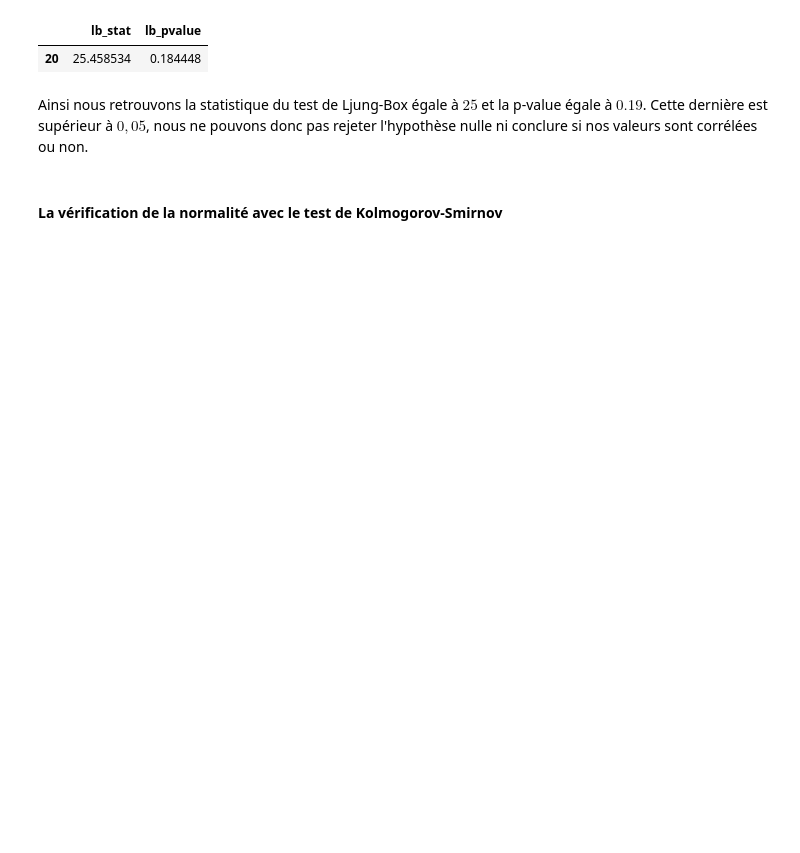
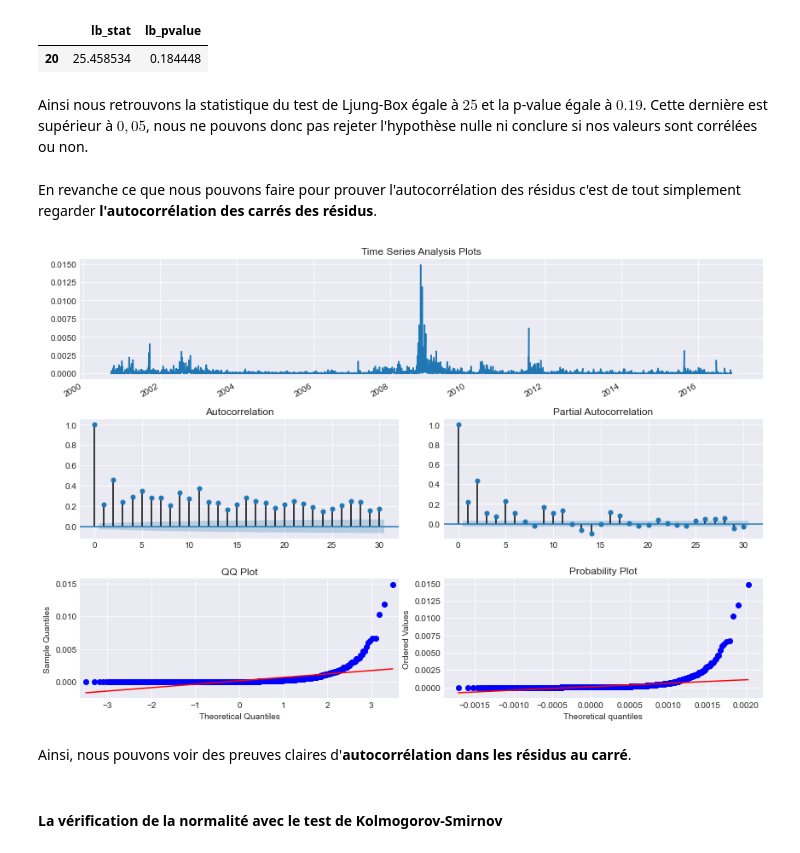
Before and after one commit to Lawisss/Helenos-Model, a Jupyter notebook: ARIMA.ipynb, the cells around one changed output. Cells and saved outputs as stored; diff of their text form; code cells hidden in the pictures; blank space fills up the shorter version.

```diff
--- a/ARIMA.ipynb
+++ b/ARIMA.ipynb
@@ -288,6 +290,16 @@ sms.diagnostic.acorr_ljungbox(best_mdl.resid, lags=[20], boxpierce=False, return
 | 20 | 25.458534 | 0.184448 |
 # %% [markdown]
 Ainsi nous retrouvons la statistique du test de Ljung-Box égale à $25$ et la p-value égale à $0.19$. Cette dernière est supérieur à $0,05$, nous ne pouvons donc pas rejeter l'hypothèse nulle ni conclure si nos valeurs sont corrélées ou non.
+# %% [markdown]
+En revanche ce que nous pouvons faire pour prouver l'autocorrélation des résidus c'est de tout simplement regarder **l'autocorrélation des carrés des résidus**.
+# %%
+# Affichage du carré des résidus
+
+tsplot(best_mdl.resid**2, lags=30)
+# %% [output]
+[figure, added]
+# %% [markdown]
+Ainsi, nous pouvons voir des preuves claires d'**autocorrélation dans les résidus au carré**.
 # %% [markdown]
 #### La vérification de la normalité avec le test de Kolmogorov-Smirnov
 # %% [markdown]
```
Also changed, not shown: parts of 13 cells of this notebook, 2 other files.
